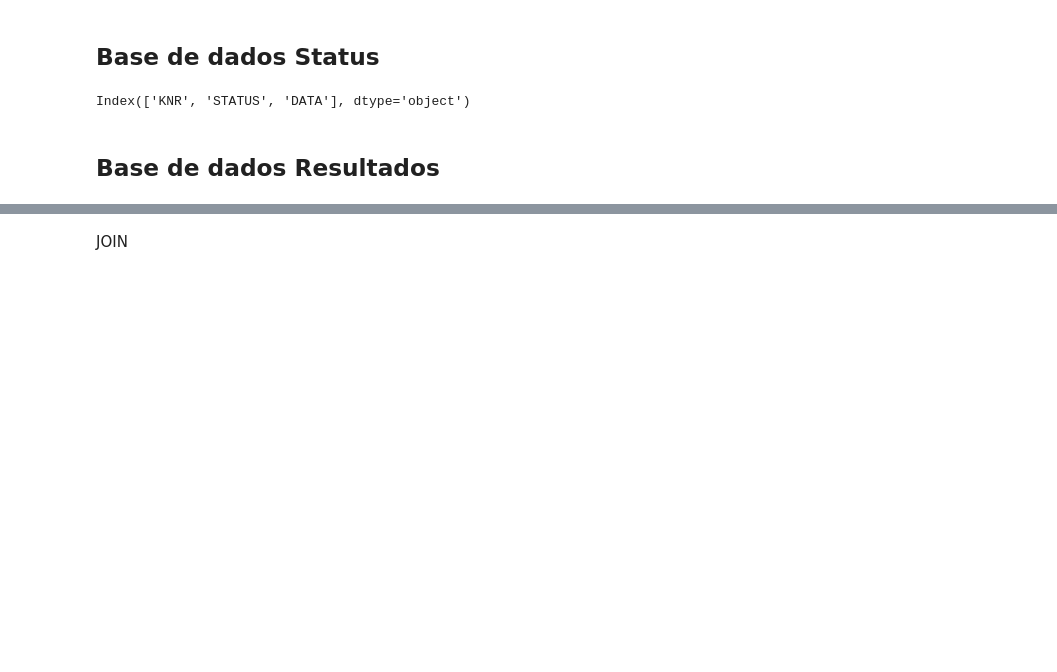
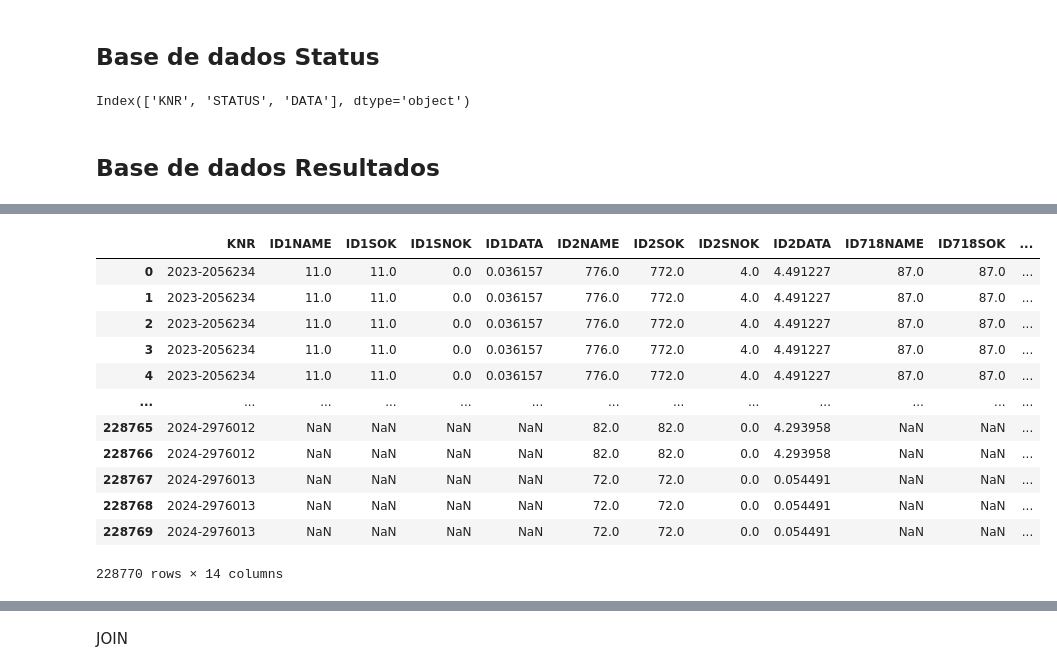
Before and after one commit to Inteli-College/2024-2A-T08-EC07-G02, a Jupyter notebook: src/main.ipynb, the cells around one changed output, grey strips where cells are left out. Cells and saved outputs as stored; diff of their text form; code cells hidden in the pictures; blank space fills up the shorter version.

```diff
--- a/src/main.ipynb
+++ b/src/main.ipynb
@@ -295,0 +464,19 @@ df_resultados_limpa.groupby("KNR").count()
+# %%
+
+resultado = pd.merge(final_df, df_falhas_limpa_true, on='KNR', how='left')
+
+resultado
+# %% [output]
+|  | KNR | ID1NAME | ID1SOK | ID1SNOK | ID1DATA | ID2NAME | ID2SOK | ID2SNOK | ID2DATA | ID718NAME | ID718SOK | ... |
+| 0 | 2023-2056234 | 11.0 | 11.0 | 0.0 | 0.036157 | 776.0 | 772.0 | 4.0 | 4.491227 | 87.0 | 87.0 | ... |
+| 1 | 2023-2056234 | 11.0 | 11.0 | 0.0 | 0.036157 | 776.0 | 772.0 | 4.0 | 4.491227 | 87.0 | 87.0 | ... |
+| 2 | 2023-2056234 | 11.0 | 11.0 | 0.0 | 0.036157 | 776.0 | 772.0 | 4.0 | 4.491227 | 87.0 | 87.0 | ... |
+| 3 | 2023-2056234 | 11.0 | 11.0 | 0.0 | 0.036157 | 776.0 | 772.0 | 4.0 | 4.491227 | 87.0 | 87.0 | ... |
+| 4 | 2023-2056234 | 11.0 | 11.0 | 0.0 | 0.036157 | 776.0 | 772.0 | 4.0 | 4.491227 | 87.0 | 87.0 | ... |
+| ... | ... | ... | ... | ... | ... | ... | ... | ... | ... | ... | ... | ... |
+| 228765 | 2024-2976012 | NaN | NaN | NaN | NaN | 82.0 | 82.0 | 0.0 | 4.293958 | NaN | NaN | ... |
+| 228766 | 2024-2976012 | NaN | NaN | NaN | NaN | 82.0 | 82.0 | 0.0 | 4.293958 | NaN | NaN | ... |
+| 228767 | 2024-2976013 | NaN | NaN | NaN | NaN | 72.0 | 72.0 | 0.0 | 0.054491 | NaN | NaN | ... |
+| 228768 | 2024-2976013 | NaN | NaN | NaN | NaN | 72.0 | 72.0 | 0.0 | 0.054491 | NaN | NaN | ... |
+| 228769 | 2024-2976013 | NaN | NaN | NaN | NaN | 72.0 | 72.0 | 0.0 | 0.054491 | NaN | NaN | ... |
+228770 rows × 14 columns
```
Also changed, not shown: parts of 28 cells of this notebook.
